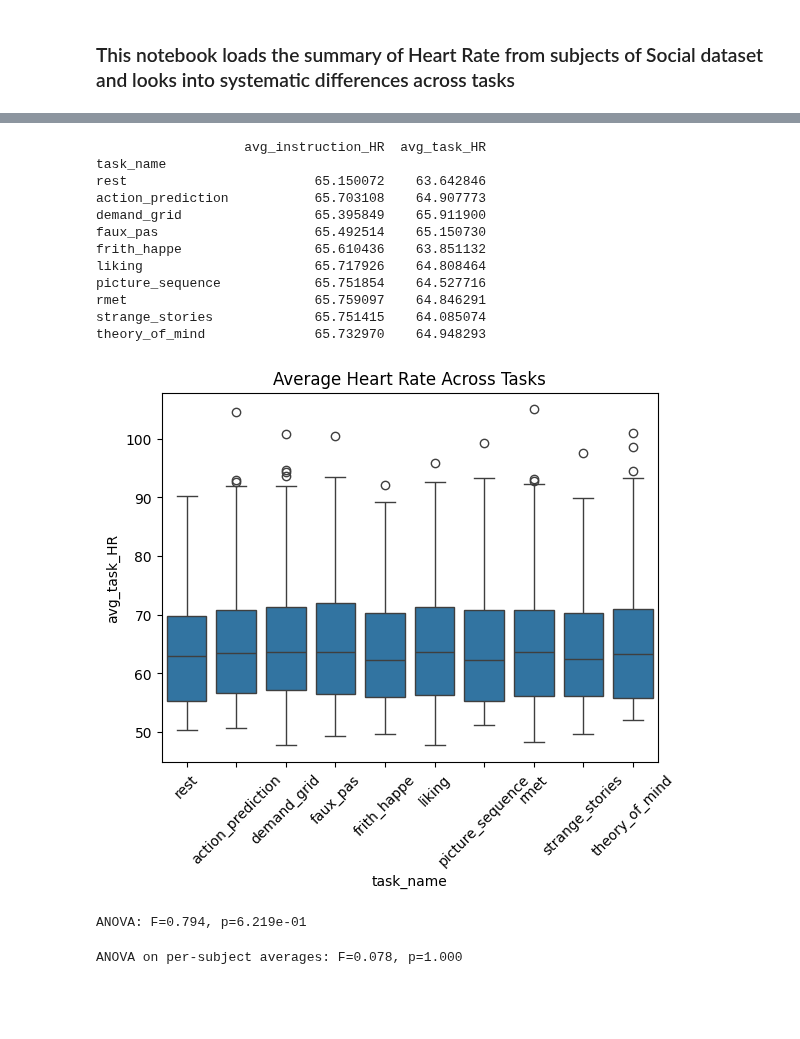
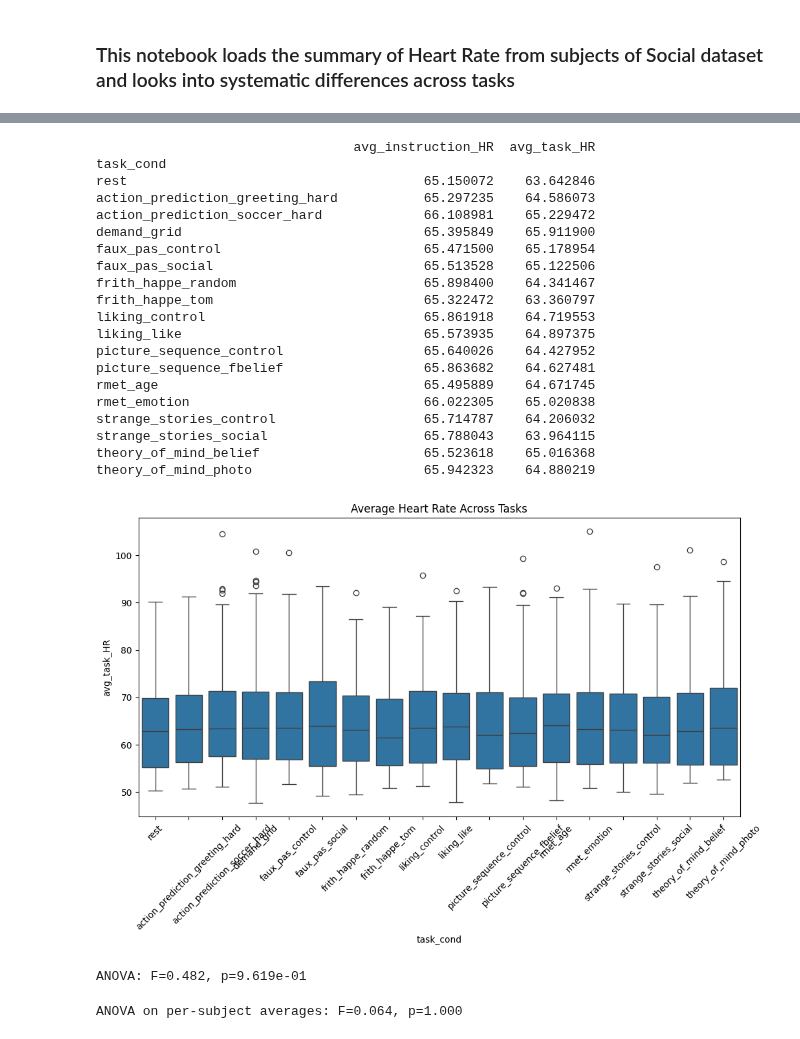
Before and after one commit to DiedrichsenLab/cortico_cereb_connectivity, a Jupyter notebook: notebooks/8. Physio/1.HR_summary.ipynb, the cells around one changed output, grey strips where cells are left out. Cells and saved outputs as stored; diff of their text form; code cells hidden in the pictures; blank space fills up the shorter version.

```diff
--- a/notebooks/8. Physio/1.HR_summary.ipynb
+++ b/notebooks/8. Physio/1.HR_summary.ipynb
@@ -8,6 +8,9 @@ import matplotlib.pyplot as plt
 import scipy.stats as stats
 import statsmodels.formula.api as smf
 # %%
+# group_by_var = 'task_name'
+group_by_var = 'task_cond'
+
 # load HR summary tsv
 tsv_path = '/cifs/diedrichsen/data/Cerebellum/Social/data/physio/HR_summary.tsv'
 hr_df = pd.read_csv(tsv_path, sep='\t')
@@ -22,52 +25,61 @@ hr_df.head()
 # %%
-# Make sure task_name is categorical
-hr_df['task_name'] = hr_df['task_name'].astype('category')
+# Make sure group_by_var is categorical
+hr_df[group_by_var] = hr_df[group_by_var].astype('category')
 
 # Reorder categories so 'rest' is first (the reference)
-categories = ['rest'] + [t for t in hr_df['task_name'].cat.categories if t != 'rest']
-hr_df['task_name'] = hr_df['task_name'].cat.reorder_categories(categories, ordered=True)
+categories = ['rest'] + [t for t in hr_df[group_by_var].cat.categories if t != 'rest']
+hr_df[group_by_var] = hr_df[group_by_var].cat.reorder_categories(categories, ordered=True)
 
 # Average across all subjects & runs
-task_means = hr_df.groupby("task_name")[["avg_instruction_HR", "avg_task_HR"]].mean()
+task_means = hr_df.groupby(group_by_var)[["avg_instruction_HR", "avg_task_HR"]].mean()
 print(task_means)
 # %% [output]
-                   avg_instruction_HR  avg_task_HR
-task_name
-rest                        65.150072    63.642846
-action_prediction           65.703108    64.907773
-demand_grid                 65.395849    65.911900
-faux_pas                    65.492514    65.150730
-frith_happe                 65.610436    63.851132
-liking                      65.717926    64.808464
-picture_sequence            65.751854    64.527716
-rmet                        65.759097    64.846291
-strange_stories             65.751415    64.085074
-theory_of_mind              65.732970    64.948293
+                                 avg_instruction_HR  avg_task_HR
+task_cond
+rest                                      65.150072    63.642846
+action_prediction_greeting_hard           65.297235    64.586073
+action_prediction_soccer_hard             66.108981    65.229472
+demand_grid                               65.395849    65.911900
+faux_pas_control                          65.471500    65.178954
+faux_pas_social                           65.513528    65.122506
+frith_happe_random                        65.898400    64.341467
+frith_happe_tom                           65.322472    63.360797
+liking_control                            65.861918    64.719553
+liking_like                               65.573935    64.897375
+picture_sequence_control                  65.640026    64.427952
+picture_sequence_fbelief                  65.863682    64.627481
+rmet_age                                  65.495889    64.671745
+rmet_emotion                              66.022305    65.020838
+strange_stories_control                   65.714787    64.206032
+strange_stories_social                    65.788043    63.964115
+theory_of_mind_belief                     65.523618    65.016368
+theory_of_mind_photo                      65.942323    64.880219
 # %%
-sns.boxplot(x="task_name", y="avg_task_HR", data=hr_df)
+plt.figure(figsize=(12, 6))
+sns.boxplot(x=group_by_var, y="avg_task_HR", data=hr_df)
 plt.title("Average Heart Rate Across Tasks")
 plt.xticks(rotation=45)
 plt.show()
 # %% [output]
-[figure, old version]
+[figure, new version]
 # %%
 # Group data into lists, one per task
-task_groups = [group["avg_task_HR"].values for _, group in hr_df.groupby("task_name")]
+task_groups = [group["avg_task_HR"].values for _, group in hr_df.groupby(group_by_var)]
 
 # One-way ANOVA
 f_val, p_val = stats.f_oneway(*task_groups)
 print(f"ANOVA: F={f_val:.3f}, p={p_val:.3e}")
 # %% [output]
-ANOVA: F=0.794, p=6.219e-01
+ANOVA: F=0.482, p=9.619e-01
 # %%
 # Average HR across runs per subject per task
-subject_task_avg = hr_df.groupby(['subj_id','task_name'])['avg_task_HR'].mean().reset_index()
+subject_task_avg = hr_df.groupby(['subj_id',group_by_var])['avg_task_HR'].mean().reset_index()
 
 # Prepare for one-way ANOVA: one array per task
-task_groups = [g['avg_task_HR'].values for _, g in subject_task_avg.groupby('task_name')]
+task_groups = [g['avg_task_HR'].values for _, g in subject_task_avg.groupby(group_by_var)]
 
 # One-way ANOVA
 f_val, p_val = stats.f_oneway(*task_groups)
 print(f"ANOVA on per-subject averages: F={f_val:.3f}, p={p_val:.3f}")
 # %% [output]
-ANOVA on per-subject averages: F=0.078, p=1.000
+ANOVA on per-subject averages: F=0.064, p=1.000
```
Also changed, not shown: parts of 1 cell of this notebook, 1 other file.
